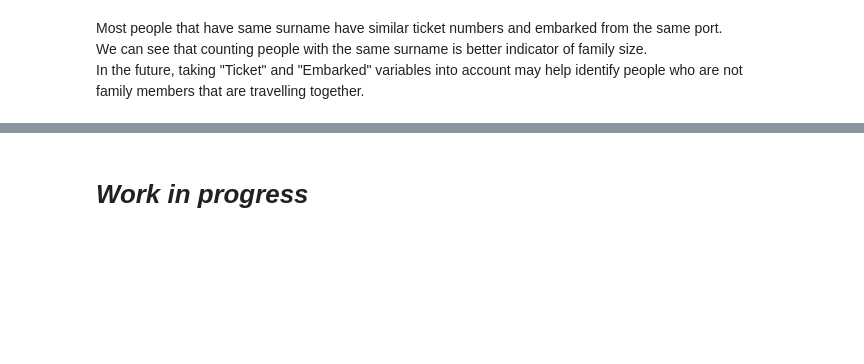
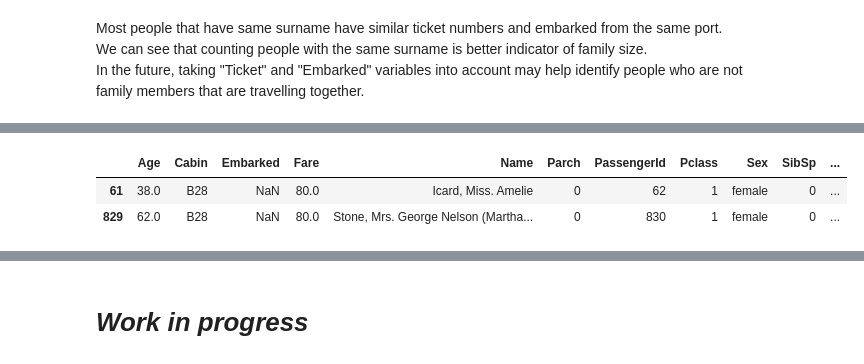
Before and after one commit to ywjin0707/KaggleNotebooks, a Jupyter notebook: titanic-survival-classification.ipynb, the cells around one changed output, grey strips where cells are left out. Cells and saved outputs as stored; diff of their text form; code cells hidden in the pictures; blank space fills up the shorter version.

```diff
--- a/titanic-survival-classification.ipynb
+++ b/titanic-survival-classification.ipynb
@@ -359,0 +457,10 @@ In the future, taking "Ticket" and "Embarked" variables into account may help id
+# %%
+# Check median age for each subgroup
+print(df_data.groupby(['Pclass','Sex']).agg('median').Age)
+
+print("\nNumber of NAs for Age is (before): ", df_data.Age.isna().sum())
+
+# Fill NaN values with median value for each subgroups
+df_data['Age'] = df_data.groupby(['Pclass','Sex']).Age.apply(lambda x: x.fillna(x.median()))
+
+print("\nNumber of NAs for Age is (after): ", df_data.Age.isna().sum())
@@ -359,0 +495,5 @@ In the future, taking "Ticket" and "Embarked" variables into account may help id
+# %%
+meanDistToBoat = {'1':(7*0 + 42*2.8956 + 123*5.6388 + 310*8.382 + 117*11.5824 + 97*14.3256)/(689),
+                  '2':(118*11.5824 + 226*14.3256 + 218*16.9164 + 112*19.3548)/(674),
+                  '3':(50*11.5824 + 260*14.3256 + 466*16.9164 + 250*19.3548)/(1026)}
+meanDistToBoat
@@ -359,0 +502,2 @@ In the future, taking "Ticket" and "Embarked" variables into account may help id
+# %%
+df_data['DistToBoat'] = df_data.apply(lambda x: meanDistToBoat[str(x.Pclass)] if pd.isna(x.DistToBoat) else x.DistToBoat, axis=1)
@@ -359,0 +508,13 @@ In the future, taking "Ticket" and "Embarked" variables into account may help id
+# %%
+# Look for the passengers with missing "Embarked" feature
+
+# df_data[df_data.Embarked.isnull()]
+# df_data[df_data.Surname=='Icard']
+# df_data[df_data.Surname=='Stone']
+df_data[df_data.Ticket=='113572']
+
+### Interestingly, both have the same ticket number, boarded the ship alone.
+# %% [output]
+|  | Age | Cabin | Embarked | Fare | Name | Parch | PassengerId | Pclass | Sex | SibSp | ... |
+| 61 | 38.0 | B28 | NaN | 80.0 | Icard, Miss. Amelie | 0 | 62 | 1 | female | 0 | ... |
+| 829 | 62.0 | B28 | NaN | 80.0 | Stone, Mrs. George Nelson (Martha... | 0 | 830 | 1 | female | 0 | ... |
```
Also changed, not shown: parts of 68 cells of this notebook.
